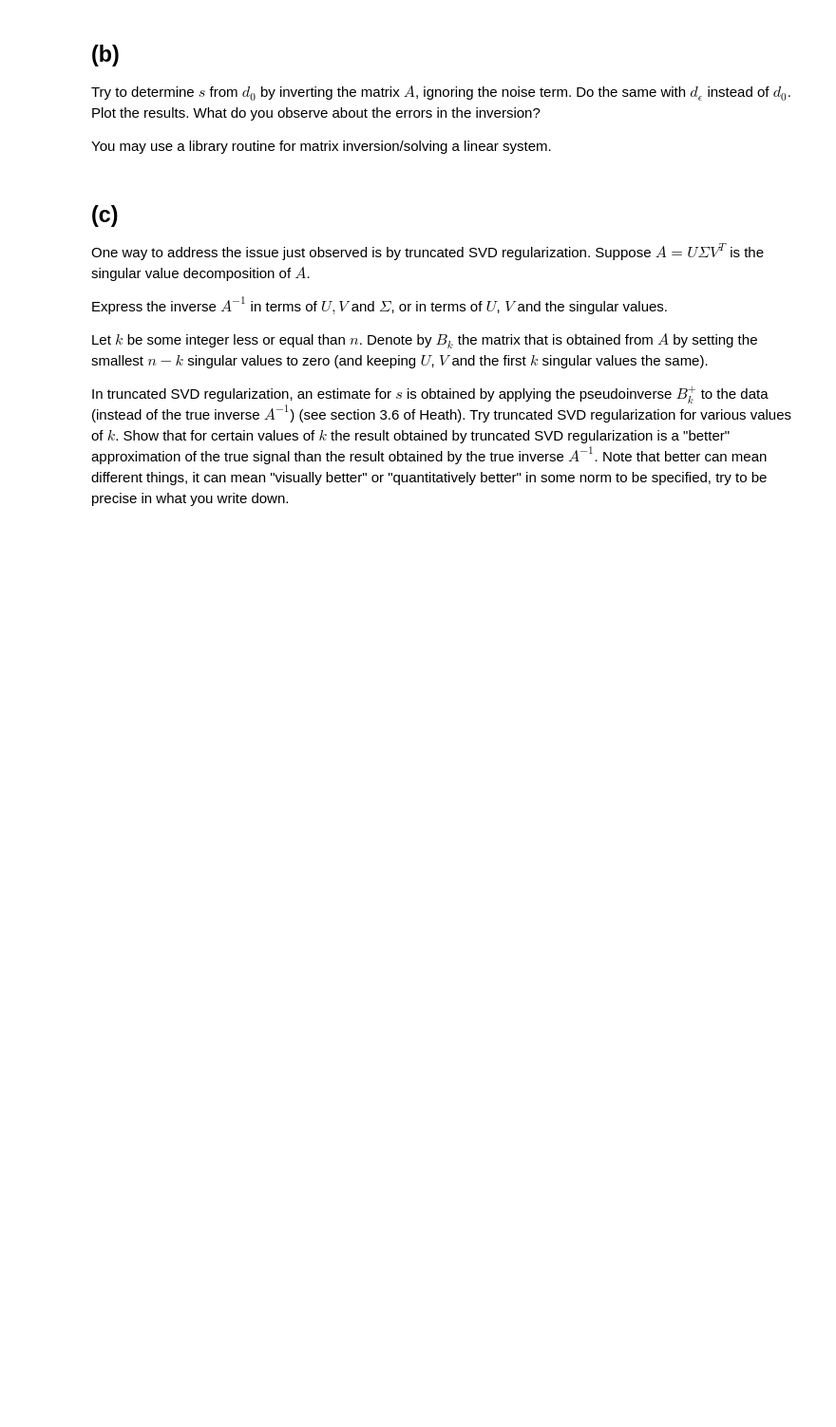
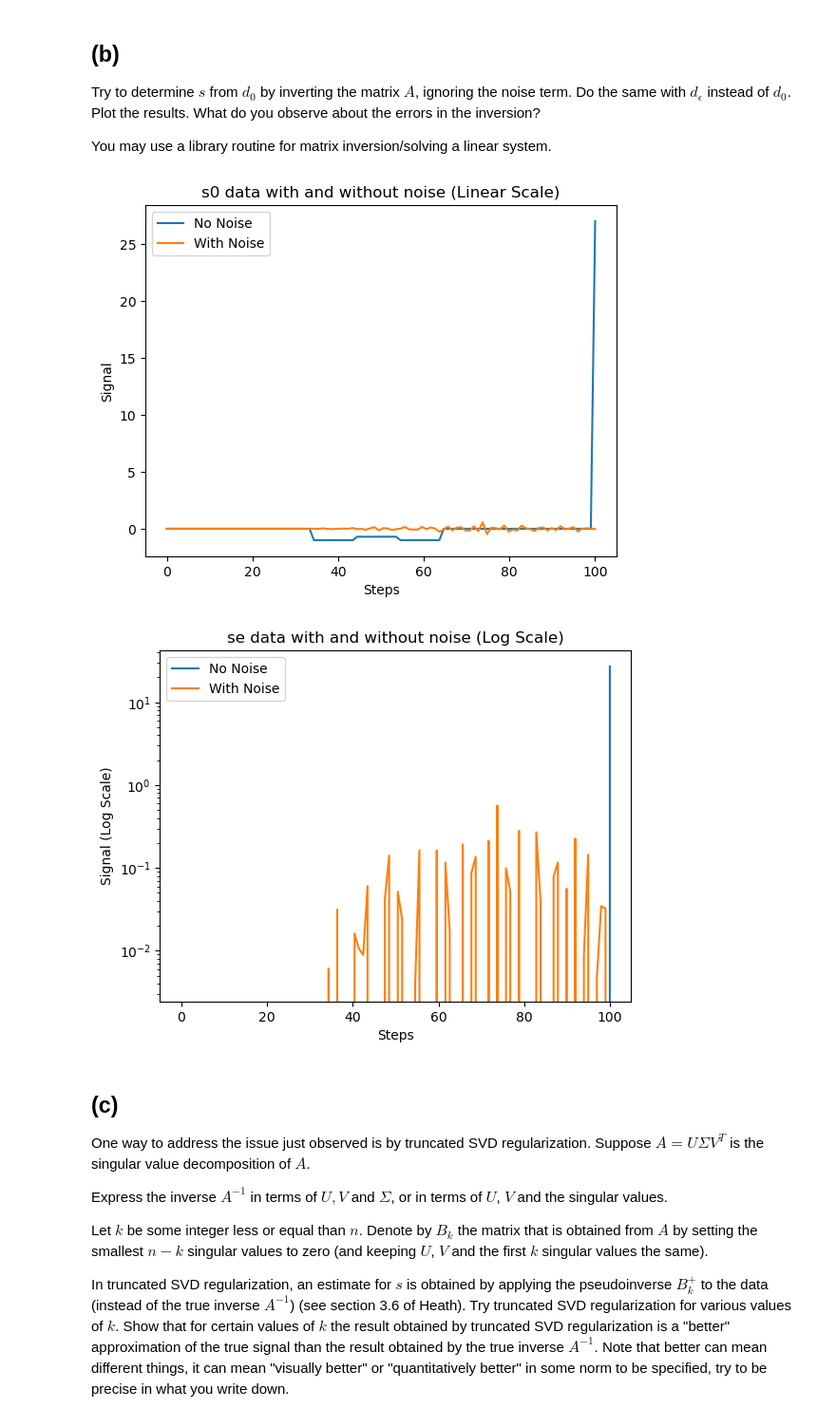
Before and after one commit to zoeazra/NumAlg, a Jupyter notebook: hw2.ipynb, the cells around one changed output. Shown at 95% size. Saved outputs shown, nothing was run; the diff lists cells and outputs as text; code cells hidden in the pictures; blank space fills up the shorter version.

```diff
--- a/hw2.ipynb
+++ b/hw2.ipynb
@@ -139,6 +184,30 @@ Do the same with $d_\epsilon$ instead of $d_0$. Plot the results. What do you ob
 You may use a library routine for matrix inversion/solving a linear system.
 # %%
 # YOUR CODE HERE
+A_inv = np.linalg.inv(A)
+s0 = d0 @ A_inv
+se = de @ A_inv
+
+plt.figure()
+plt.plot(steps, s0, label="No Noise")
+plt.plot(steps, se, label="With Noise")
+plt.xlabel("Steps")
+plt.ylabel("Signal")
+plt.legend()
+plt.title("s0 data with and without noise (Linear Scale)")
+plt.show()
+
+plt.figure()
+plt.semilogy(steps, s0, label="No Noise")
+plt.semilogy(steps, se, label="With Noise")
+plt.xlabel("Steps")
+plt.ylabel("Signal (Log Scale)")
+plt.legend()
+plt.title("se data with and without noise (Log Scale)")
+plt.show()
+# %% [output]
+[figure, added]
+[figure, added]
 # %% [markdown]
 ## (c)
 One way to address the issue just observed is by truncated SVD regularization. Suppose $A = U \Sigma V^T$ is the singular value decomposition of $A$.
```
Also changed, not shown: parts of 2 cells of this notebook.
